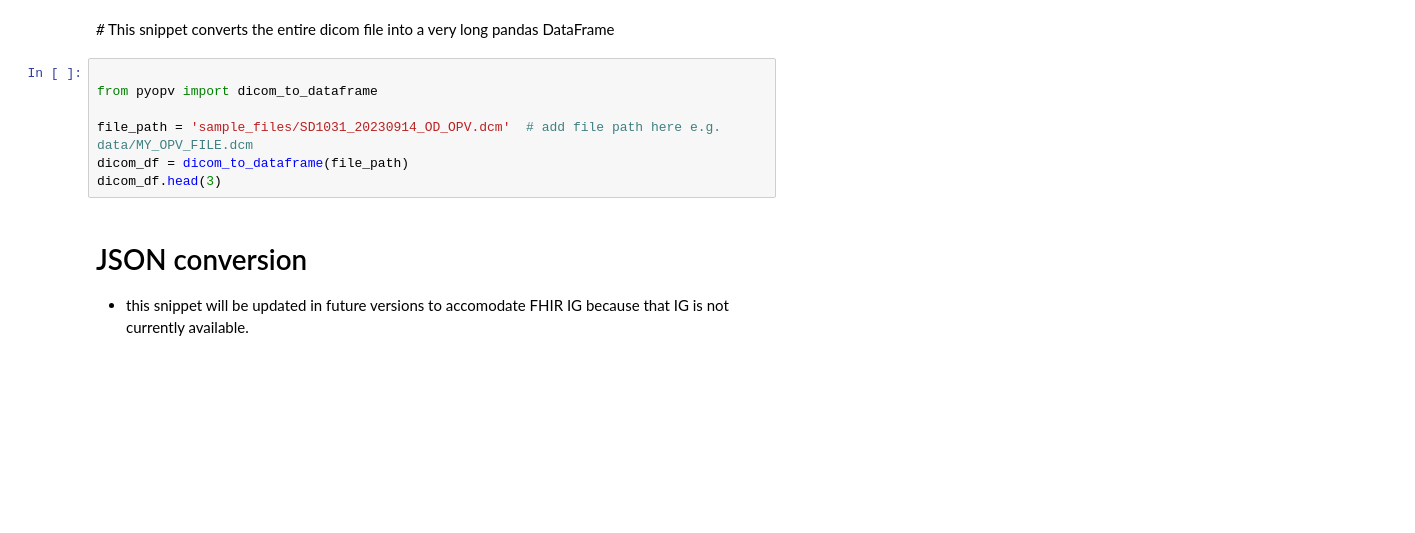
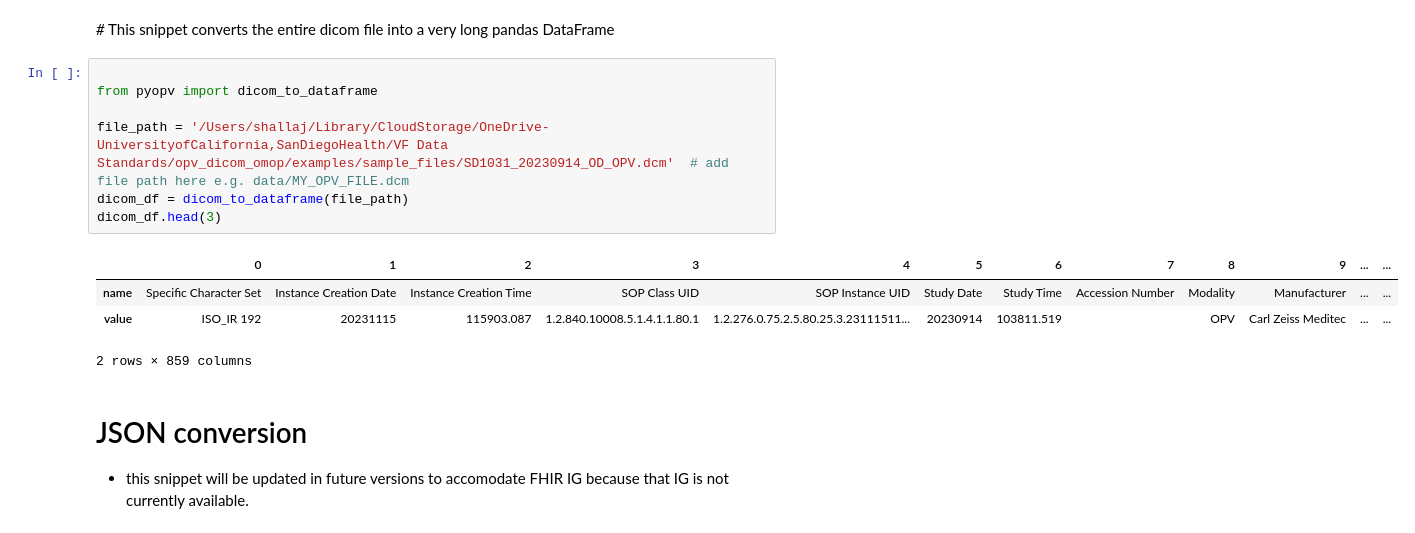
Before and after one commit to Shallaj/py-opv, a Jupyter notebook: examples/workspace.ipynb, the cells around one changed output. Cells and saved outputs as stored; diff of their text form; blank space fills up the shorter version.

```diff
--- a/examples/workspace.ipynb
+++ b/examples/workspace.ipynb
@@ -36,10 +196,15 @@ missingtags_df.head(5)
 # %%
 
 from pyopv import dicom_to_dataframe
 
-file_path = 'sample_files/SD1031_20230914_OD_OPV.dcm'  # add file path here e.g. data/MY_OPV_FILE.dcm
+file_path = '/Users/shallaj/Library/CloudStorage/OneDrive-UniversityofCalifornia,SanDiegoHealth/VF Data Standards/opv_dicom_omop/examples/sample_files/SD1031_20230914_OD_OPV.dcm'  # add file path here e.g. data/MY_OPV_FILE.dcm
 dicom_df = dicom_to_dataframe(file_path)
 dicom_df.head(3)
+# %% [output]
+|  | 0 | 1 | 2 | 3 | 4 | 5 | 6 | 7 | 8 | 9 | ... | ... |
+| name | Specific Character Set | Instance Creation Date | Instance Creation Time | SOP Class UID | SOP Instance UID | Study Date | Study Time | Accession Number | Modality | Manufacturer | ... | ... |
+| value | ISO_IR 192 | 20231115 | 115903.087 | 1.2.840.10008.5.1.4.1.1.80.1 | 1.2.276.0.75.2.5.80.25.3.23111511... | 20230914 | 103811.519 |  | OPV | Carl Zeiss Meditec | ... | ... |
+2 rows × 859 columns
 # %% [markdown]
 # JSON conversion
 * this snippet will be updated in future versions to accomodate FHIR IG because that IG is not currently available.
```
Also changed, not shown: parts of 13 cells of this notebook, 27 other files.
